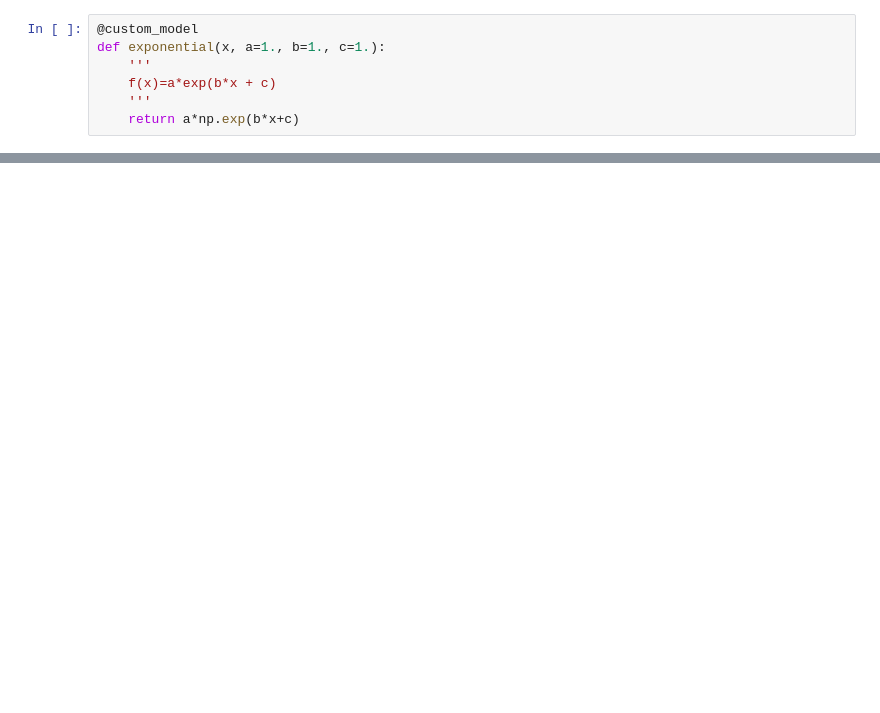
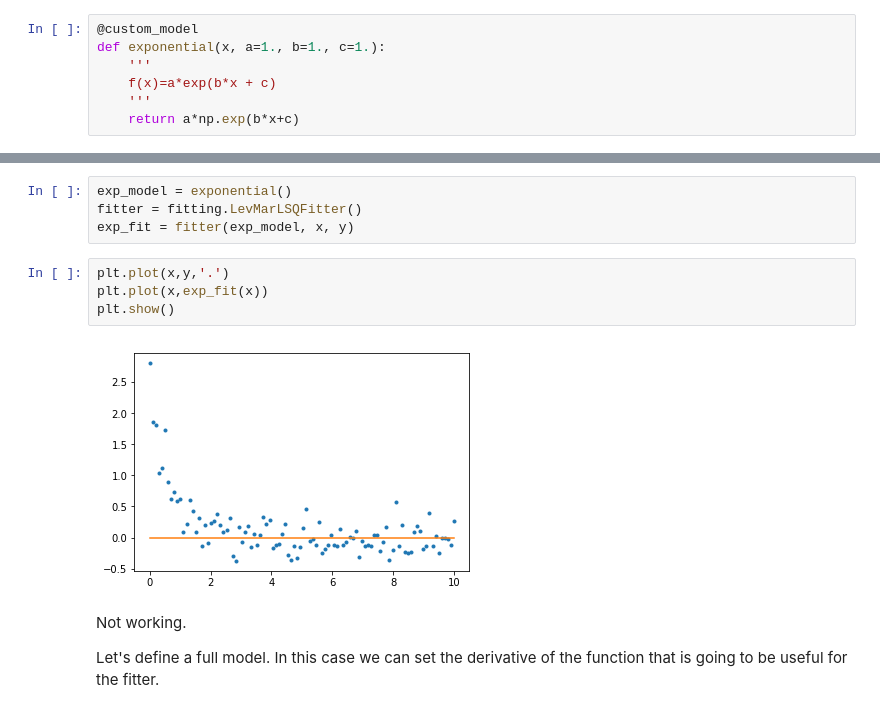
Before and after one commit to rkiman/Tutorials, a Jupyter notebook: User-Defined-Model/User-Defined-Model.ipynb, the cells around one changed output, grey strips where cells are left out. Saved outputs shown, nothing was run; the diff lists cells and outputs as text; blank space fills up the shorter version.

```diff
--- a/User-Defined-Model/User-Defined-Model.ipynb
+++ b/User-Defined-Model/User-Defined-Model.ipynb
@@ -121,0 +202,14 @@ plt.show()
+# %%
+exp_model = exponential()
+fitter = fitting.LevMarLSQFitter()
+exp_fit = fitter(exp_model, x, y)
+# %%
+plt.plot(x,y,'.')
+plt.plot(x,exp_fit(x))
+plt.show()
+# %% [output]
+[figure, added]
+# %% [markdown]
+Not working.
+
+Let's define a full model. In this case we can set the derivative of the function that is going to be useful for the fitter.
```
Also changed, not shown: parts of 50 cells of this notebook.
